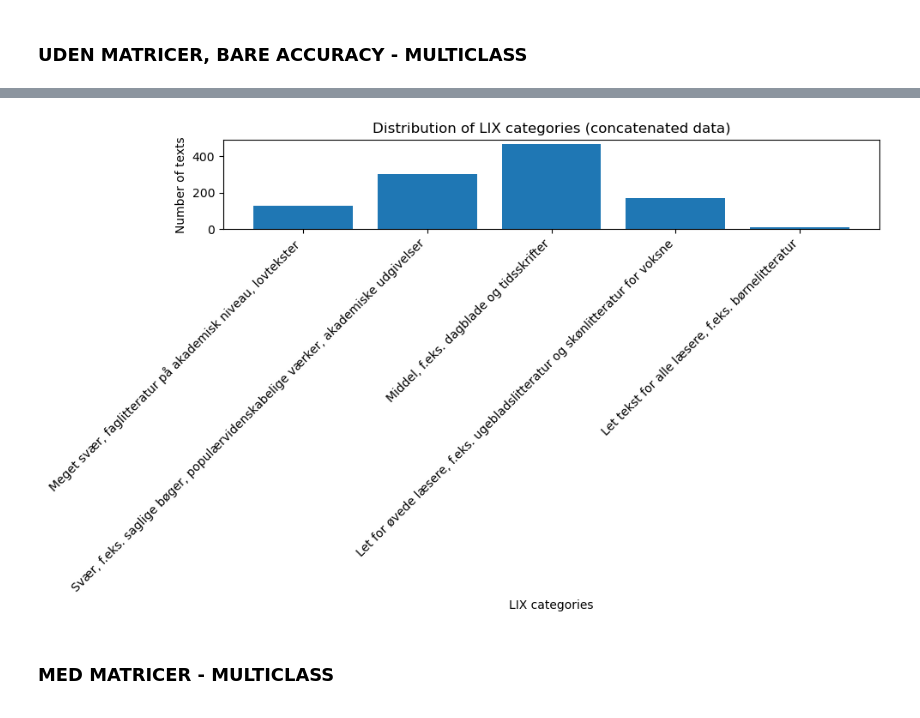
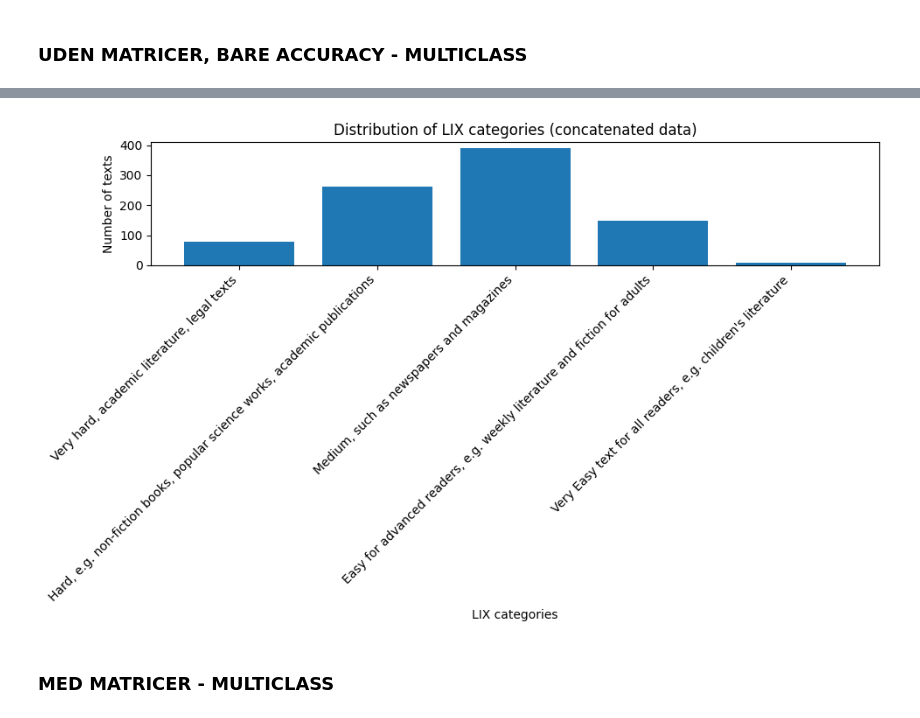
Before and after one commit to Shadoughcake/Enhancing-Multilingual-AI-Analyzing-and-Modeling-Educational-Content-with-the-FineWeb-C, a Jupyter notebook: LIXCLASSIFIER.ipynb, the cells around one changed output, grey strips where cells are left out. Drawn from its saved outputs; the diff is of its cells as text; code cells hidden in the pictures.

```diff
--- a/LIXCLASSIFIER.ipynb
+++ b/LIXCLASSIFIER.ipynb
@@ -10,57 +10,42 @@ from pathlib import Path
 from typing import List
 import matplotlib.pyplot as plt
 import pandas as pd
+#########
+# DATASET = pd.read_parquet("hf://datasets/data-is-better-together/fineweb-c/dan_Latn/train-00000-of-00001.parquet")
+DATASET = pd.read_csv("fineweb-c_relabled.csv")
+DATASET["educational_value_labels"] = DATASET["educational_value_labels"].apply(ast.literal_eval)
 
-DATA_FILES: List[Path] = [
-    Path("fineweb-c_relabled.csv"),
-    Path("fineweb2_data.csv"),
-]
+PROBLEMATIC_CONTENT = False
+LABEL_FUNCTION = Most_common_label
+ex_Data_path = "fineweb2_data.csv"
+#########
 
-PROBLEMATIC_CONTENT = True
 
-frames = []
-for f in DATA_FILES:
-    if f.suffix == ".csv":
-        df = pd.read_csv(f)
-    elif f.suffix == ".parquet":
-        df = pd.read_parquet(f)
-    else:
-        raise ValueError(f"Unsupported file type: {f}")
-    frames.append(df)
+df = pd.DataFrame()
+df["text"] = DATASET["text"]
+df["educational_value_labels"] = DATASET["educational_value_labels"]
+df["problematic_content_label_present"] = DATASET["problematic_content_label_present"]
 
-DATASET = pd.concat(frames, ignore_index=True)
+extra_df = pd.read_csv(ex_Data_path)
+extra_df = extra_df.rename(columns={"label": "educational_value_labels"})
+extra_df['educational_value_labels'] = extra_df['educational_value_labels'].apply(ast.literal_eval)
+extra_df['problematic_content_label_present'] = False
 
-if "label" in DATASET.columns and "educational_value_labels" not in DATASET.columns:
-    DATASET = DATASET.rename(columns={"label": "educational_value_labels"})
-if "problematic_content_label_present" not in DATASET.columns:
-    DATASET["problematic_content_label_present"] = False
+df = pd.concat([df, extra_df], ignore_index=True)
 
-def parse_label_list(cell):
-    if isinstance(cell, list):
-        return cell
-    if isinstance(cell, str):
-        try:
-            return ast.literal_eval(cell)
-        except Exception:
-            return [p.strip(" []'\"") for p in cell.split(",") if p.strip()]
-    return []
-
-DATASET["educational_value_labels"] = DATASET["educational_value_labels"].apply(
-    parse_label_list
-)
+df = df[df['problematic_content_label_present'] == False]
+print(len(df))
 
 PRIORITY_ORDER = ["Excellent", "Good", "Basic", "Minimal", "None", "❗ Problematic Content ❗"]
 
 def Most_common_label(labels):
-    if not labels:
-        return "❗ Problematic Content ❗"
     counts = Counter(labels)
     max_cnt = max(counts.values())
     candidates = [lab for lab, c in counts.items() if c == max_cnt]
     candidates.sort(key=lambda lab: PRIORITY_ORDER.index(lab))
     return candidates[0]
 
-DATASET["single_label"] = DATASET["educational_value_labels"].apply(Most_common_label)
+df["single_label"] = df["educational_value_labels"].apply(Most_common_label)
 
 def compute_lix(text: str) -> float:
     sentences = [s.strip() for s in re.split(r"[.!?]+", text) if s.strip()]
@@ -72,50 +57,52 @@ def compute_lix(text: str) -> float:
 
 def lix_category(lix: float) -> str:
     if lix >= 55:
-        return "Meget svær, faglitteratur på akademisk niveau, lovtekster"
+        return "Very hard, academic literature, legal texts"
     elif lix >= 45:
-        return "Svær, f.eks. saglige bøger, populærvidenskabelige værker, akademiske udgivelser"
+        return "Hard, e.g. non-fiction books, popular science works, academic publications"
     elif lix >= 35:
-        return "Middel, f.eks. dagblade og tidsskrifter"
+        return "Medium, such as newspapers and magazines"
     elif lix >= 25:
-        return "Let for øvede læsere, f.eks. ugebladslitteratur og skønlitteratur for voksne"
+        return "Easy for advanced readers, e.g. weekly literature and fiction for adults"
     else:
-        return "Let tekst for alle læsere, f.eks. børnelitteratur"
+        return "Very Easy text for all readers, e.g. children's literature"
 
-DATASET["lix"] = DATASET["text"].apply(compute_lix)
-DATASET["lix_category"] = DATASET["lix"].apply(lix_category)
+df["lix"] = df["text"].apply(compute_lix)
+df["lix_category"] = df["lix"].apply(lix_category)
 
 CATEGORY_TO_EXPECTED_LABEL = {
-    "Meget svær, faglitteratur på akademisk niveau, lovtekster": "Excellent",
-    "Svær, f.eks. saglige bøger, populærvidenskabelige værker, akademiske udgivelser": "Good",
-    "Middel, f.eks. dagblade og tidsskrifter": "Basic",
-    "Let for øvede læsere, f.eks. ugebladslitteratur og skønlitteratur for voksne": "Minimal",
-    "Let tekst for alle læsere, f.eks. børnelitteratur": "None",
+    "Very hard, academic literature, legal texts": "Excellent",
+    "Hard, e.g. non-fiction books, popular science works, academic publications": "Good",
+    "Medium, such as newspapers and magazines": "Basic",
+    "Easy for advanced readers, e.g. weekly literature and fiction for adults": "Minimal",
+    "Very Easy text for all readers, e.g. children's literature": "None",
 }
 
-DATASET["expected_label"] = DATASET["lix_category"].map(CATEGORY_TO_EXPECTED_LABEL)
+df["expected_label"] = df["lix_category"].map(CATEGORY_TO_EXPECTED_LABEL)
 
 
 mask_problematic = (
-    DATASET["problematic_content_label_present"]
+    df["problematic_content_label_present"]
           .fillna(False)
           .astype(bool)
 )
 
 # choose whether to keep the problematic rows
 mask_valid = (
-    ~DATASET["problematic_content_label_present"].fillna(False)
+    ~df["problematic_content_label_present"].fillna(False)
     if not PROBLEMATIC_CONTENT          # exclude them
-    else pd.Series(True, index=DATASET.index)  # include them
+    else pd.Series(True, index=df.index)  # include them
 )
 
-mask_non_synth = DATASET["single_label"] != "❗ Problematic Content ❗"
+mask_non_synth = df["single_label"] != "❗ Problematic Content ❗"
 mask_final     = mask_valid & mask_non_synth      # both sides are Boolean Series
+# Only mask for non-synthetic labels, since problematic rows are already excluded
+mask_final = df["single_label"] != "❗ Problematic Content ❗"
 
 
 correct = (
-    DATASET.loc[mask_final, "single_label"]
-           .eq(DATASET.loc[mask_final, "expected_label"])
+    df.loc[mask_final, "single_label"]
+           .eq(df.loc[mask_final, "expected_label"])
            .sum()
 )
 total = mask_final.sum()
@@ -127,7 +114,7 @@ print(
     f"{accuracy:.3%}  ({correct}/{total} correct)"
 )
 ordered_cats = list(CATEGORY_TO_EXPECTED_LABEL.keys())
-cat_counts = DATASET.loc[mask_valid, "lix_category"].value_counts() \
+cat_counts = df.loc[mask_valid, "lix_category"].value_counts() \
                     .reindex(ordered_cats, fill_value=0)
 
 plt.figure(figsize=(10, 6))
@@ -143,4 +132,4 @@ Accuracy (synthetic label & included problematic rows): 9.784%  (86/879 correct)
-[figure, old version]
+[figure, new version]
 # %% [markdown]
 ### MED MATRICER - MULTICLASS
 # %%
```
Also changed, not shown: parts of 2 cells of this notebook.
